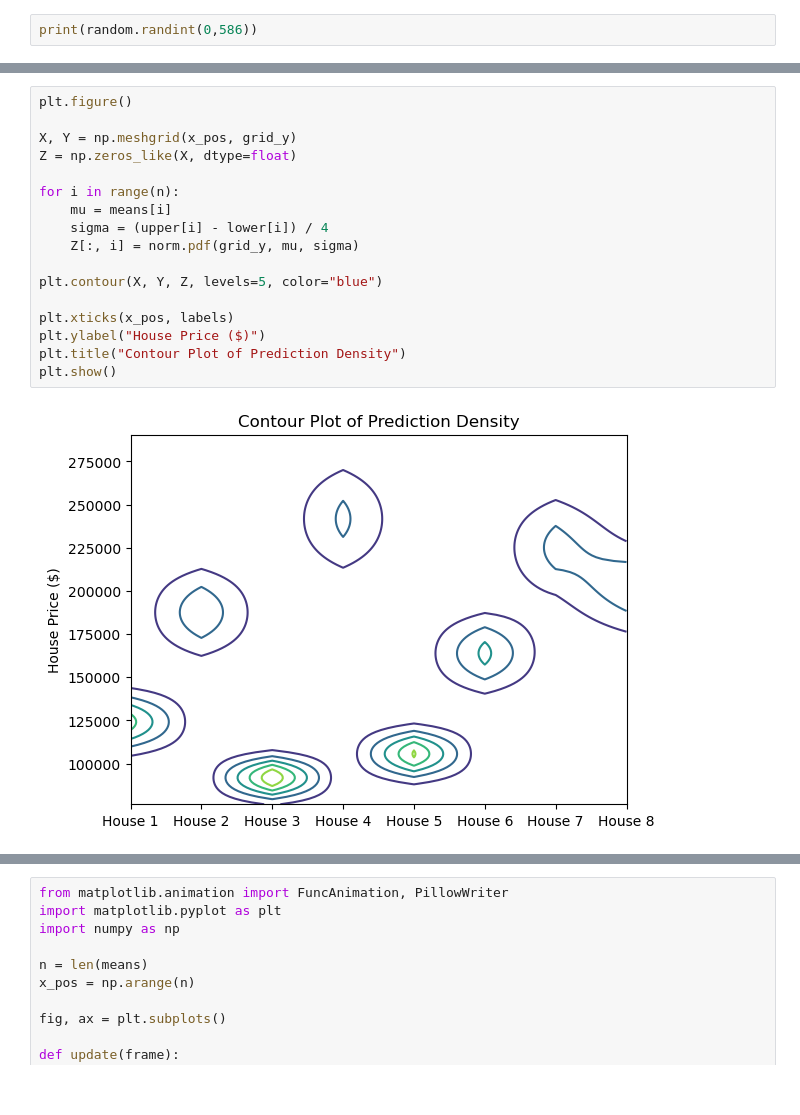
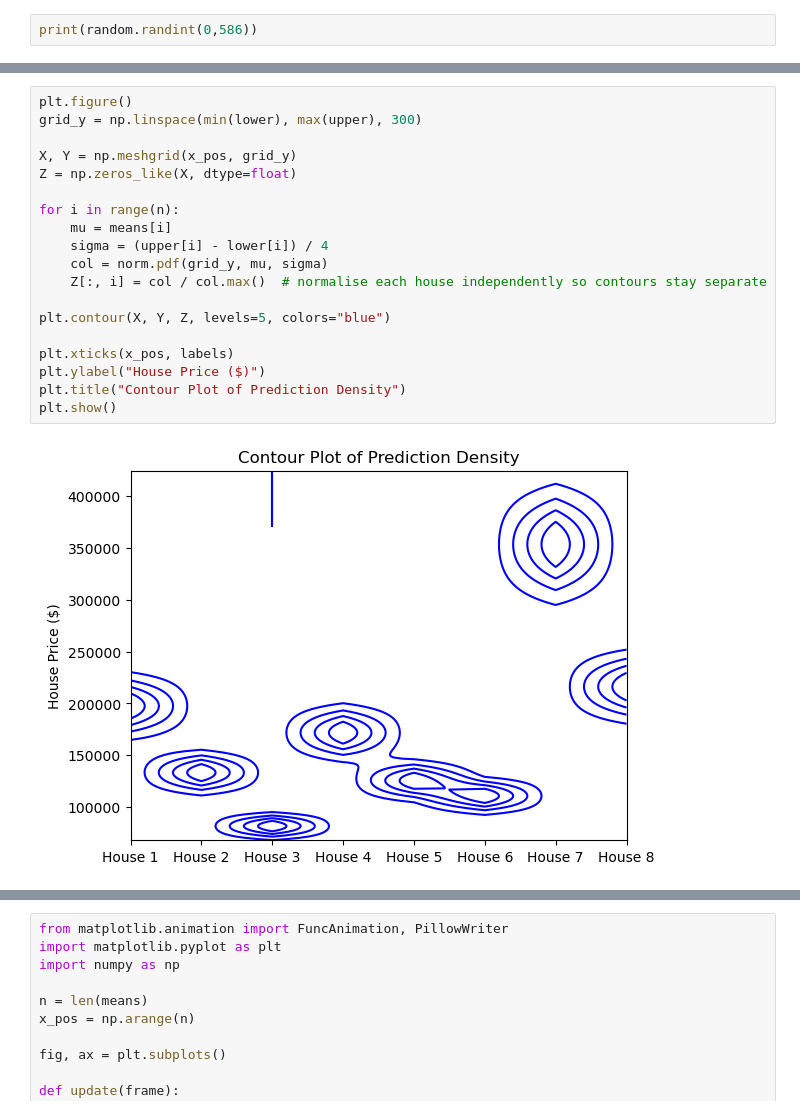
Before and after one commit to SimardeepDhanda/ai_explainability_research_, a Jupyter notebook: LightGBM.ipynb, the cells around one changed output, grey strips where cells are left out. Cells and saved outputs as stored; diff of their text form.

Commit message:
fixed contour plots + added hop graph

```diff
--- a/LightGBM.ipynb
+++ b/LightGBM.ipynb
@@ -375,19 +354,21 @@ plt.show()
 # %%
 plt.figure()
+grid_y = np.linspace(min(lower), max(upper), 300)
 
 X, Y = np.meshgrid(x_pos, grid_y)
 Z = np.zeros_like(X, dtype=float)
 
 for i in range(n):
     mu = means[i]
     sigma = (upper[i] - lower[i]) / 4
-    Z[:, i] = norm.pdf(grid_y, mu, sigma)
+    col = norm.pdf(grid_y, mu, sigma)
+    Z[:, i] = col / col.max()  # normalise each house independently so contours stay separate
 
-plt.contour(X, Y, Z, levels=5, color="blue")
+plt.contour(X, Y, Z, levels=5, colors="blue")
 
 plt.xticks(x_pos, labels)
 plt.ylabel("House Price ($)")
 plt.title("Contour Plot of Prediction Density")
 plt.show()
 # %% [output]
-[figure, old version]
+[figure, new version]
```
Also changed, not shown: parts of 18 cells of this notebook, 7 other files.
